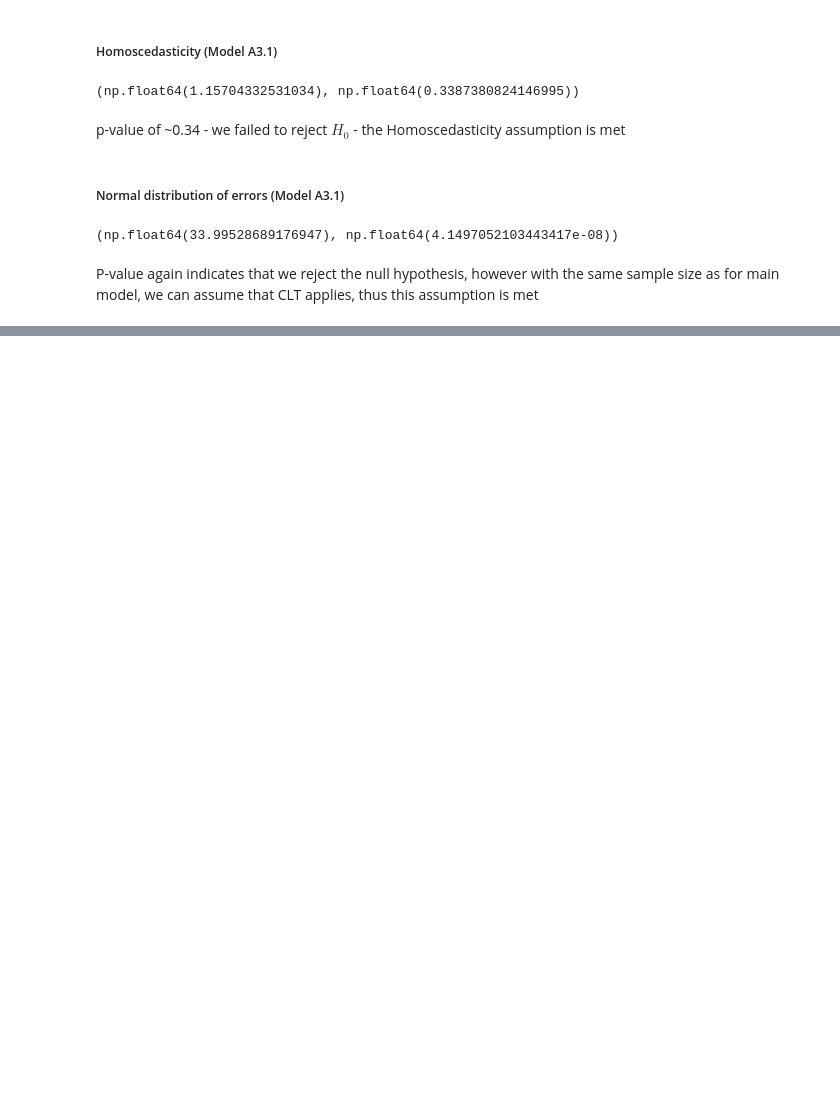
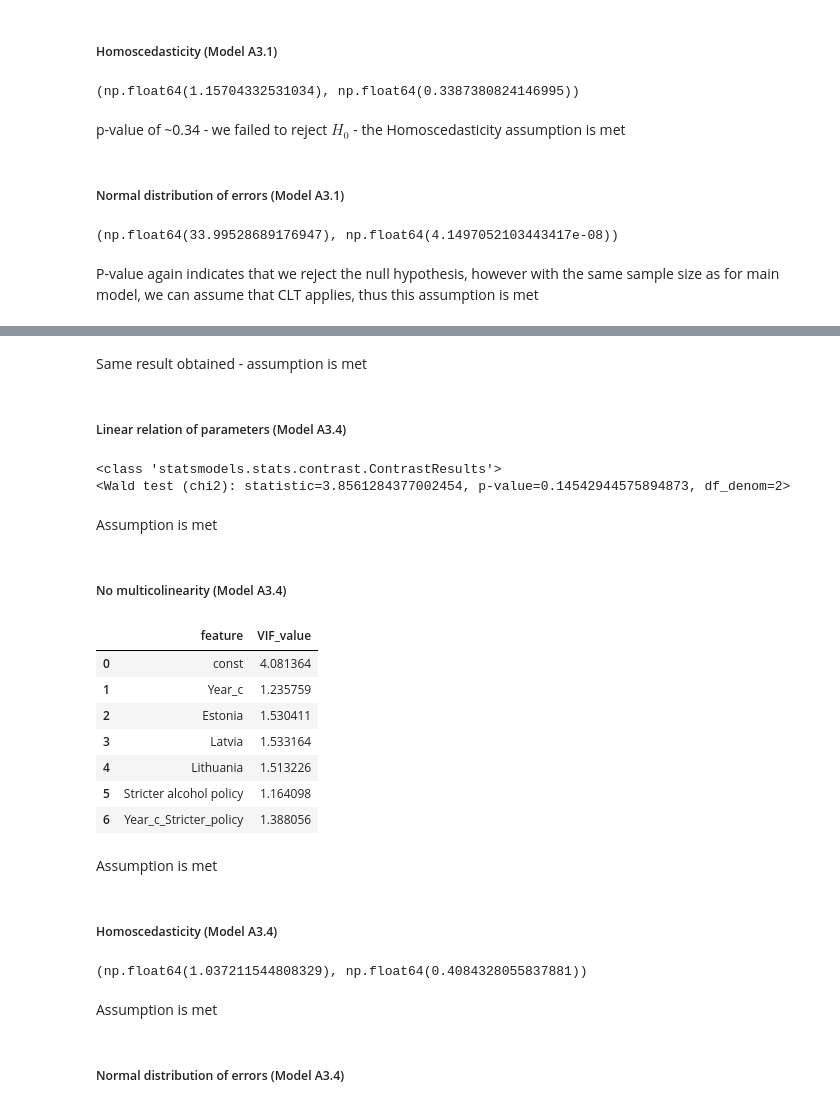
Before and after one commit to DominikaLach/RR_project, a Jupyter notebook: RR_project.ipynb, the cells around one changed output, grey strips where cells are left out. Saved outputs shown, nothing was run; the diff lists cells and outputs as text; code cells hidden in the pictures; blank space fills up the shorter version.

```diff
--- a/RR_project.ipynb
+++ b/RR_project.ipynb
@@ -484,0 +616,41 @@ Notes:
+# %% [markdown]
+Same result obtained - assumption is met
+# %% [markdown]
+##### Linear relation of parameters (Model A3.4)
+# %%
+sms.linear_reset(model_interaction)
+# %% [output]
+<class 'statsmodels.stats.contrast.ContrastResults'>
+<Wald test (chi2): statistic=3.8561284377002454, p-value=0.14542944575894873, df_denom=2>
+# %% [markdown]
+Assumption is met
+# %% [markdown]
+##### No multicolinearity (Model A3.4)
+# %%
+vif_table = pd.DataFrame()
+vif_table["feature"] = X.columns
+
+vif_table["VIF_value"] = [VIF(X.values, idx) for idx in range(len(X.columns))]
+vif_table
+# %% [output]
+|  | feature | VIF_value |
+| 0 | const | 4.081364 |
+| 1 | Year_c | 1.235759 |
+| 2 | Estonia | 1.530411 |
+| 3 | Latvia | 1.533164 |
+| 4 | Lithuania | 1.513226 |
+| 5 | Stricter alcohol policy | 1.164098 |
+| 6 | Year_c_Stricter_policy | 1.388056 |
+# %% [markdown]
+Assumption is met
+# %% [markdown]
+##### Homoscedasticity (Model A3.4)
+# %%
+_, _, stat34, pv34 = sms.het_breuschpagan(model_interaction.resid, model_interaction.model.exog)
+stat34, pv34
+# %% [output]
+(np.float64(1.037211544808329), np.float64(0.4084328055837881))
+# %% [markdown]
+Assumption is met
+# %% [markdown]
+##### Normal distribution of errors (Model A3.4)
```
Also changed, not shown: parts of 53 cells of this notebook.
